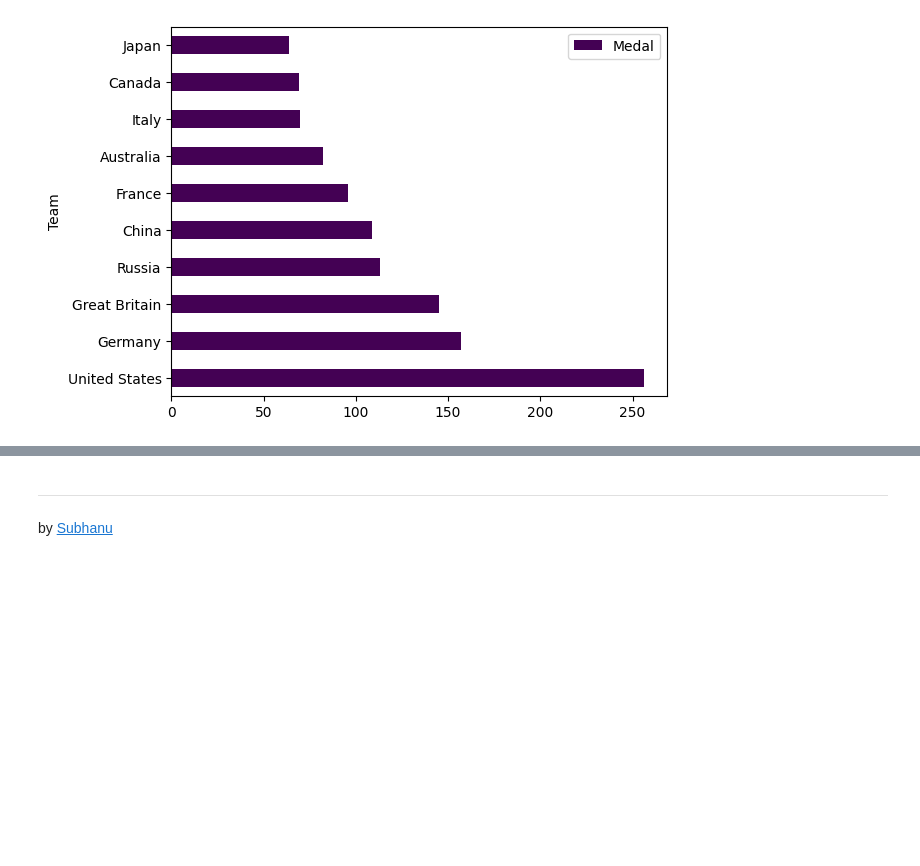
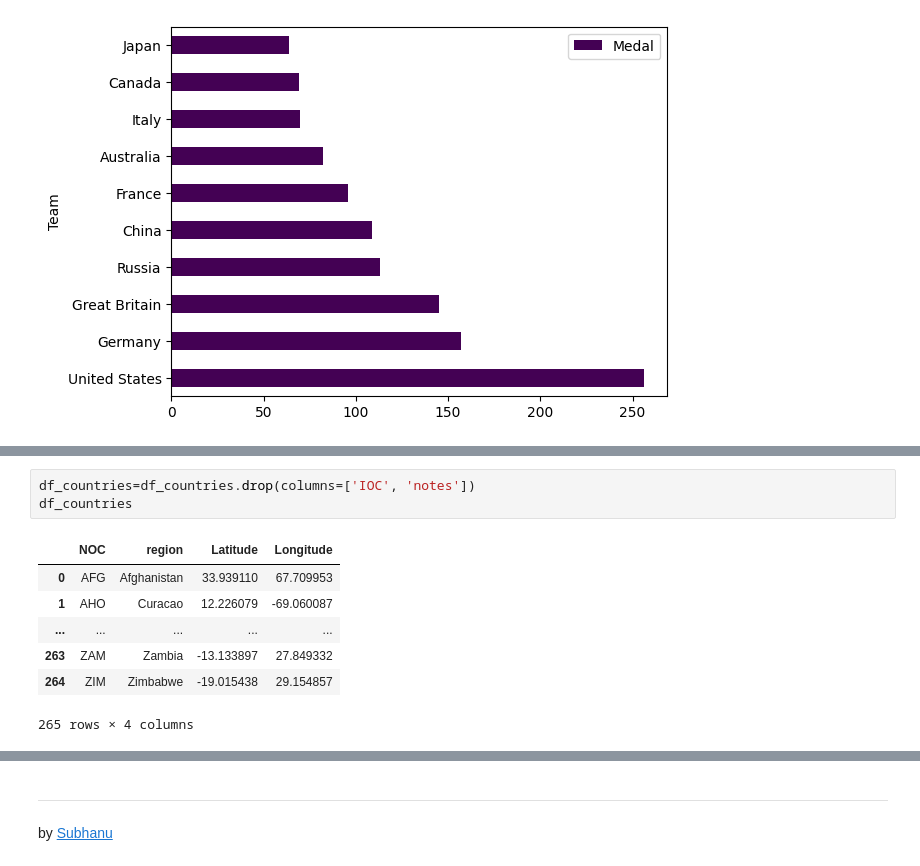
Before and after one commit to subhanu-dev/Olympic-Data-Analysis, a Jupyter notebook: Olympic Data Analysis.ipynb, the cells around one changed output, grey strips where cells are left out. Drawn from its saved outputs; the diff is of its cells as text; blank space fills up the shorter version.

```diff
--- a/Olympic Data Analysis.ipynb
+++ b/Olympic Data Analysis.ipynb
@@ -368,0 +420,11 @@ plt.show()
+# %%
+df_countries=df_countries.drop(columns=['IOC', 'notes'])
+df_countries
+# %% [output]
+|  | NOC | region | Latitude | Longitude |
+| 0 | AFG | Afghanistan | 33.939110 | 67.709953 |
+| 1 | AHO | Curacao | 12.226079 | -69.060087 |
+| ... | ... | ... | ... | ... |
+| 263 | ZAM | Zambia | -13.133897 | 27.849332 |
+| 264 | ZIM | Zimbabwe | -19.015438 | 29.154857 |
+265 rows × 4 columns
```
Also changed, not shown: parts of 8 cells of this notebook, 3 other files.
